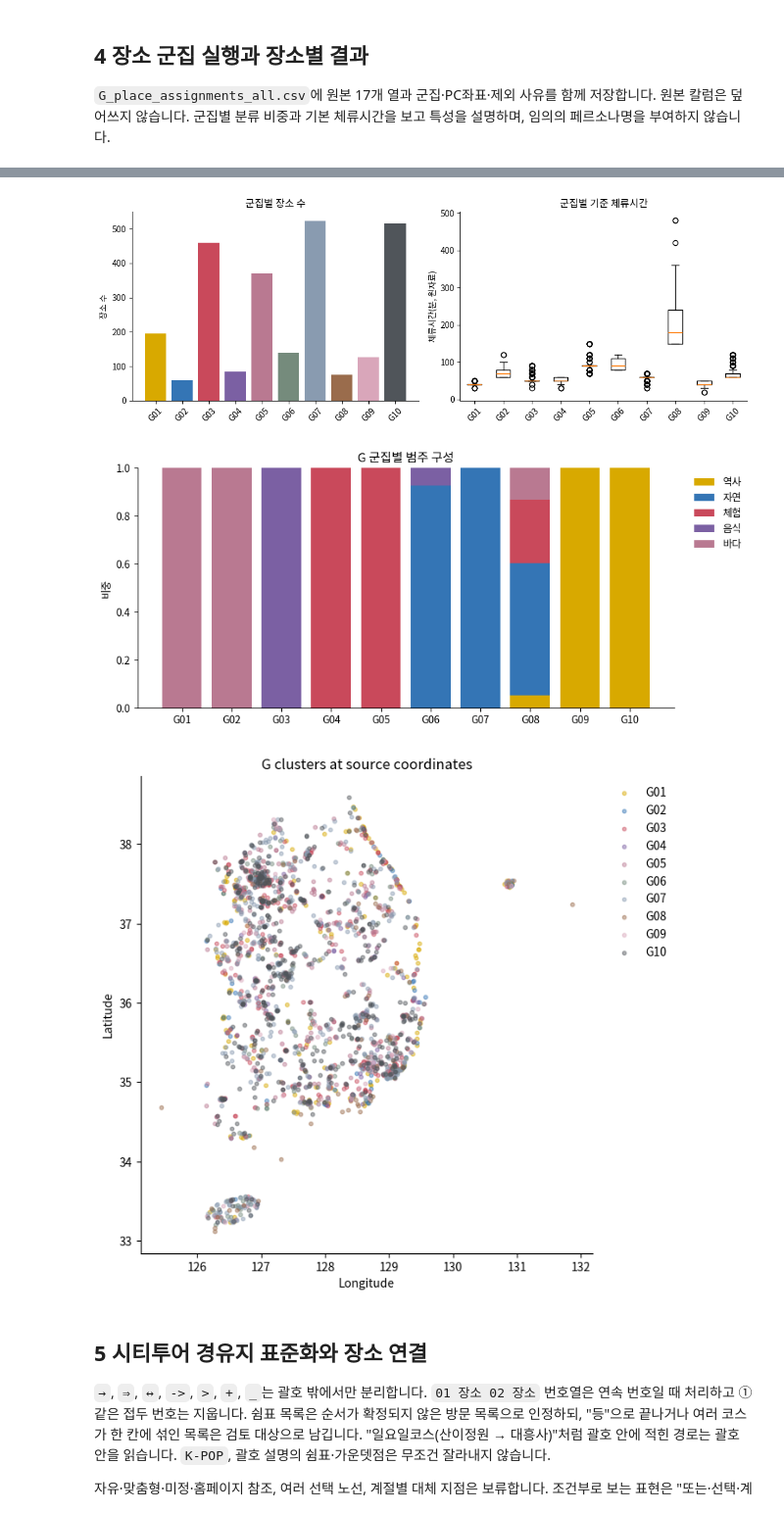
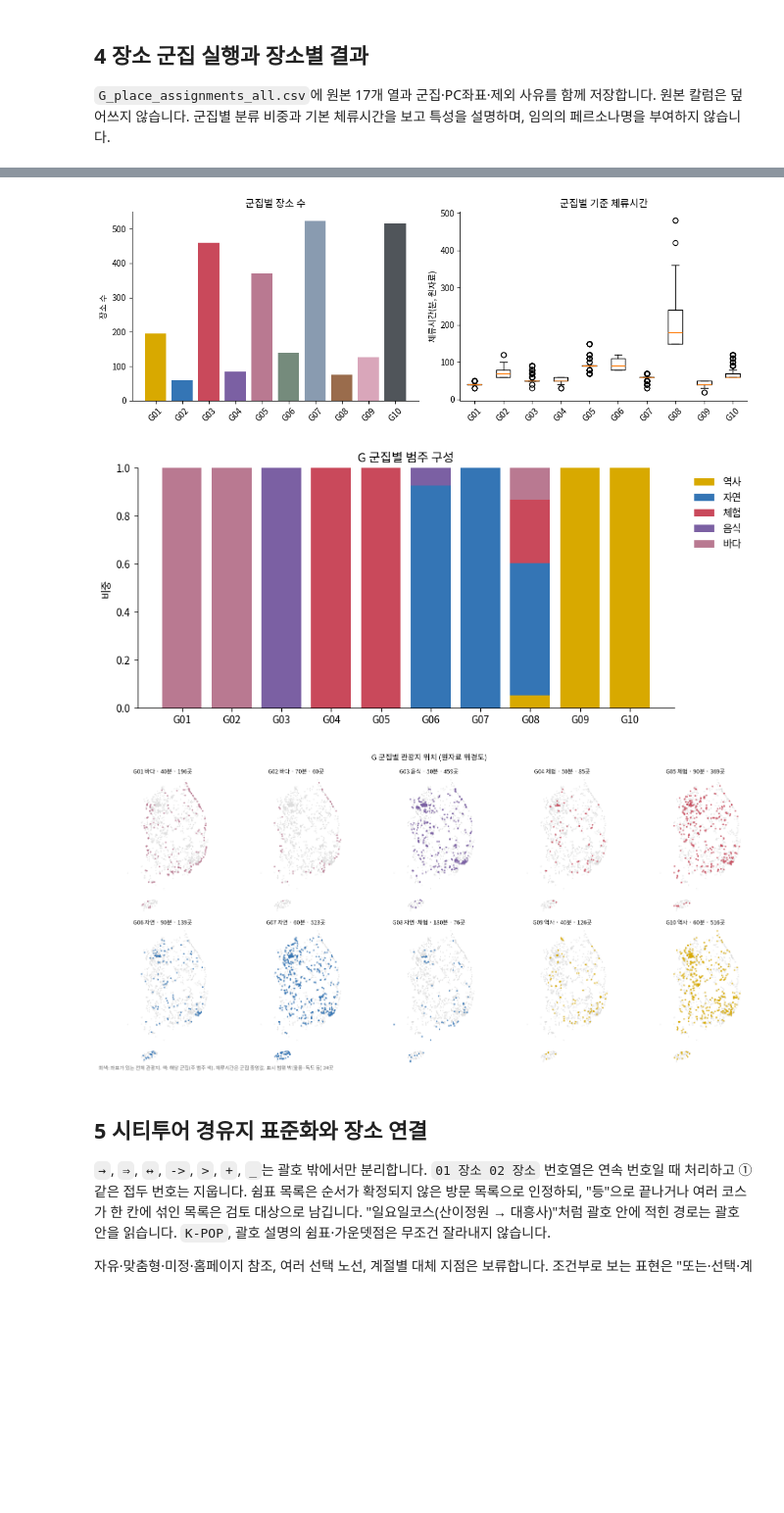
Before and after one commit to TourLabOrganization/Data-Analytics, a Jupyter notebook: analysis/Tour_Navigator_Integrated.ipynb, the cells around one changed output, grey strips where cells are left out. Shown at 98% size. Drawn from its saved outputs; the diff is of its cells as text; code cells hidden in the pictures; blank space fills up the shorter version.

```diff
--- a/analysis/Tour_Navigator_Integrated.ipynb
+++ b/analysis/Tour_Navigator_Integrated.ipynb
@@ -351,12 +351,23 @@ if places is not None:
     for i,c in enumerate(CATEGORIES):ax.bar(shares.index,shares[c],bottom=bottom,label=CAT_LABELS[c],color=PALETTE[i]);bottom+=shares[c].to_numpy()
     ax.set(title="G 군집별 범주 구성",ylabel="비중",ylim=(0,1));ax.legend(bbox_to_anchor=(1.02,1),loc="upper left",frameon=False);finish(fig,"07_G_category_profiles")
     valid=eligible_places[eligible_places.coordinate_valid]
-    fig,ax=plt.subplots(figsize=(7,8))
-    for i,g in enumerate(sorted(eligible_places.G_cluster.unique())):
-        q=valid[valid.G_cluster.eq(g)];ax.scatter(q.lon,q.lat,s=10,alpha=.45,color=PALETTE[i%len(PALETTE)],label=g)
-    if len(valid):ax.set_aspect(1/max(.1,np.cos(np.deg2rad(valid.lat.mean()))))
-    ax.set(title="G clusters at source coordinates",xlabel="Longitude",ylabel="Latitude")
-    ax.legend(bbox_to_anchor=(1.02,1),loc="upper left",frameon=False);finish(fig,"08_G_coordinate_scatter")
+    # One small map per cluster: all places in grey, the cluster in the colour of its main category (same colours as 07).
+    # Places east of 130.0 (Ulleung, Dokdo) fall outside the frame and are counted in the footnote.
+    frame=valid[valid.lon.between(124.5,130.0)&valid.lat.between(33.0,38.7)]
+    cluster_ids=list(profile.index);ncol=5;nrow=int(np.ceil(len(cluster_ids)/ncol))
+    fig,axs=plt.subplots(nrow,ncol,figsize=(3.0*ncol,3.6*nrow),squeeze=False)
+    for ax,g in zip(axs.flat,cluster_ids):
+        main=[c for c in CATEGORIES if shares.loc[g,c]>=0.2];lead=shares.loc[g].idxmax()
+        ax.scatter(frame.lon,frame.lat,s=2,color="#dddddd",linewidths=0)
+        q=frame[frame.G_cluster.eq(g)]
+        ax.scatter(q.lon,q.lat,s=6,color=PALETTE[CATEGORIES.index(lead)],alpha=.8,linewidths=0)
+        ax.set_title(f"{g} {'·'.join(CAT_LABELS[c] for c in main)} · {profile.loc[g,'base_minutes_median']:.0f}분 · {int(profile.loc[g,'n'])}곳",fontsize=9)
+        ax.set(xlim=(124.5,130.0),ylim=(33.0,38.7),xticks=[],yticks=[]);ax.set_aspect(1/np.cos(np.deg2rad(36)))
+        for side in ax.spines.values():side.set_visible(False)
+    for ax in list(axs.flat)[len(cluster_ids):]:ax.axis("off")
+    fig.suptitle("G 군집별 관광지 위치 (원자료 위경도)",fontsize=12)
+    fig.text(.01,.005,f"회색: 좌표가 있는 전체 관광지. 색: 해당 군집(주 범주 색). 체류시간은 군집 중앙값. 표시 범위 밖(울릉·독도 등) {len(valid)-len(frame)}곳",fontsize=8,color="#666")
+    finish(fig,"08_G_coordinate_scatter")
 # %% [output]
 G {
   "rows": 2549,
@@ -365,34 +376,34 @@ G {
     "cat_heal",
     "cat_activity",
     "cat_food",
     "cat_sea",
     "log_stay_robust",
     "unesco_mark"
   ],
   "removed_constant_features": [],
 ... (10 lines left out)
 PC1 negative: {'cat_food': -0.1543, 'cat_sea': -0.1075} positive: {'cat_activity': 0.2512, 'log_stay_robust': 0.9395}
 PC2 negative: {'cat_herit': -0.6076, 'cat_activity': -0.1902} positive: {'cat_food': 0.0177, 'cat_heal': 0.7653}
 축 해석: PC1 계수의 절댓값이 가장 큰 변수는 log_stay_robust입니다. 단일 변수의 영향이 크므로 테마 성향이나 여행자 유형으로 바로 해석하지 마세요.
 군집 수 해석: k=10는 이번 탐색의 상한입니다. 전역 최적 군집 수가 확정된 것은 아닙니다.
 [figure]
 [figure]
 [figure]
 [figure]
 | G_cluster | n | base_minutes_median | base_minutes_mean | unesco_mark_rate |
 | G01 | 196 | 40.0 | 41.173469 | 0.000000 |
 | G02 | 60 | 70.0 | 72.166667 | 0.050000 |
 | G03 | 459 | 50.0 | 53.779956 | 0.000000 |
 | G04 | 85 | 50.0 | 52.823529 | 0.000000 |
 | G05 | 369 | 90.0 | 90.596206 | 0.000000 |
 | G06 | 139 | 90.0 | 96.546763 | 0.007194 |
 | G07 | 523 | 60.0 | 58.546845 | 0.005736 |
 | G08 | 76 | 180.0 | 207.631579 | 0.039474 |
 | G09 | 126 | 40.0 | 43.650794 | 0.126984 |
 | G10 | 516 | 60.0 | 65.988372 | 0.083333 |
 [figure]
 [figure]
-[figure, old version]
+[figure, new version]
 # %% [markdown]
 ## 5 시티투어 경유지 표준화와 장소 연결
 `→`, `⇒`, `↔`, `->`, `>`, `+`, `_`는 괄호 밖에서만 분리합니다. `01 장소 02 장소` 번호열은 연속 번호일 때 처리하고 ① 같은 접두 번호는 지웁니다. 쉼표 목록은 순서가 확정되지 않은 방문 목록으로 인정하되, "등"으로 끝나거나 여러 코스가 한 칸에 섞인 목록은 검토 대상으로 남깁니다. "일요일코스(산이정원 → 대흥사)"처럼 괄호 안에 적힌 경로는 괄호 안을 읽습니다. `K-POP`, 괄호 설명의 쉼표·가운뎃점은 무조건 잘라내지 않습니다.
```
Also changed, not shown: 7 other files.
